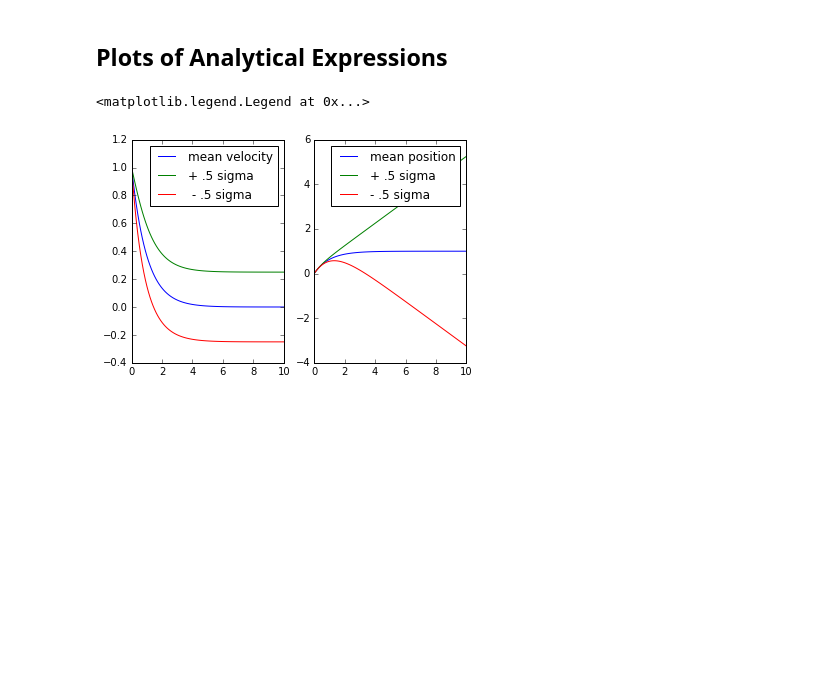
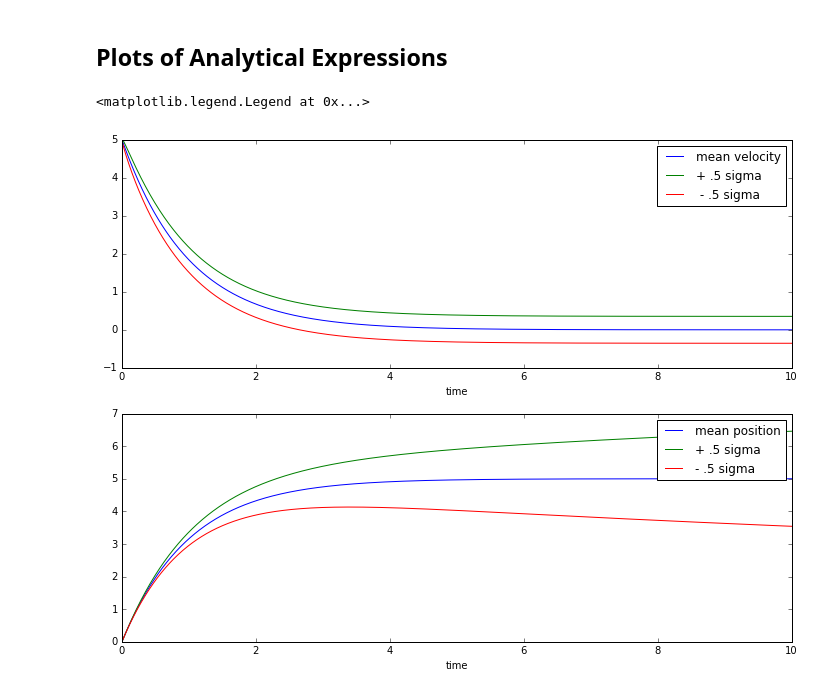
Before and after one commit to borundev/StochasticProcesses, a Jupyter notebook: Notes.ipynb, the cells around one changed output. Cells and saved outputs as stored; diff of their text form; code cells hidden in the pictures; blank space fills up the shorter version.

```diff
--- a/Notes.ipynb
+++ b/Notes.ipynb
@@ -132,53 +132,46 @@ $$
 ## Plots of Analytical Expressions
 # %%
 import matplotlib.pyplot as plt
+import numpy as np
 %matplotlib inline
+from IPython.core.pylabtools import figsize
+figsize(12, 9)
 
 
+# Parameters
 beta=1.0
 gamma=1.0
-v0=1.0
+
+# Initial values
+v0=5.0
 x0=0.0
-t=np.linspace(0,10,100)
-var_vel=(beta**2/(2 * gamma))* (1- np.exp(-2*gamma*t))
-var_pos=(beta/gamma)**2*(t-2/gamma*(1-np.exp(-gamma*t))+1/(2*gamma)*(1-np.exp(-2*gamma*t)))
+
+t=np.linspace(0,10,1000)
+std_vel=np.sqrt((beta**2/(2 * gamma))* (1- np.exp(-2*gamma*t)))
+std_pos=np.sqrt((beta/gamma)**2*(t-2/gamma*(1-np.exp(-gamma*t))+1/(2*gamma)*(1-np.exp(-2*gamma*t))))
 
 
 
-'''
-plt.plot(t,var)
-plt.xlabel("t")
-plt.ylabel("var V(t)")
-plt.show()
-
-plt.clf()
-
-plt.plot(t,var)
-plt.xlabel("t")
-plt.ylabel("var X(t)")
-plt.show()
-
-plt.clf()
-'''
-
 vmean=v0*np.exp(-gamma*t)
-vup=vmean+.5*var_vel
-vdown=vmean-.5*var_vel
-plt.subplot(121)
+vup=vmean+.5*std_vel
+vdown=vmean-.5*std_vel
+plt.subplot(211)
 plt.plot(t,vmean,label="mean velocity")
 plt.plot(t,vup,label="+ .5 sigma")
 plt.plot(t,vdown,label=" - .5 sigma")
+plt.xlabel("time")
 plt.legend()
 
 
-plt.subplot(122)
+plt.subplot(212)
 xmean=x0+v0/gamma*(1- np.exp(-gamma*t))
-xup=xmean+.5*var
-xdown=xmean-.5*var
+xup=xmean+.5*std_pos
+xdown=xmean-.5*std_pos
 plt.plot(t,xmean,label="mean position")
 plt.plot(t,xup,label="+ .5 sigma")
 plt.plot(t,xdown,label="- .5 sigma")
+plt.xlabel("time")
 plt.legend()
 # %% [output]
 <matplotlib.legend.Legend at 0x...>
-[figure, old version]
+[figure, new version]
```
Also changed, not shown: parts of 4 cells of this notebook.
